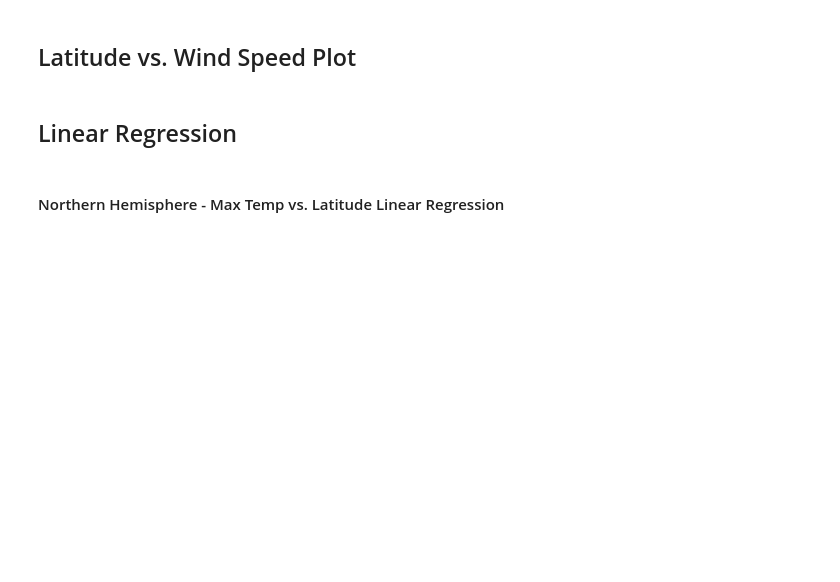
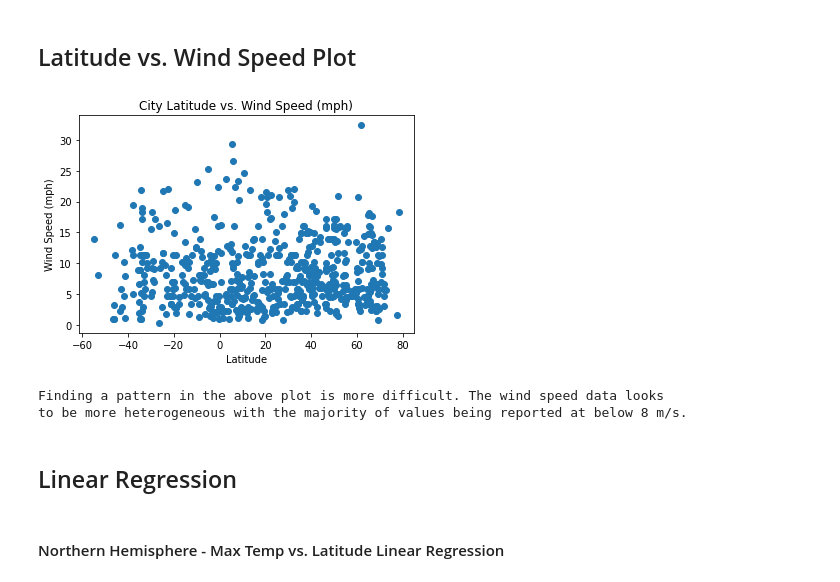
Before and after one commit to tward90/Python_API_Challenge, a Jupyter notebook: WeatherPy.ipynb, the cells around one changed output. Cells and saved outputs as stored; diff of their text form; code cells hidden in the pictures; blank space fills up the shorter version.

```diff
--- a/WeatherPy.ipynb
+++ b/WeatherPy.ipynb
@@ -164,5 +266,30 @@ Skip this step if there are no cities that have humidity > 100%.
 # %% [markdown]
 ## Latitude vs. Wind Speed Plot
+# %%
+#Assign Axes
+x_values = city_weather['Latitude']
+y_values = city_weather['Wind Speed (mph)']
+
+plt.scatter(x_values, y_values)
+#Title Chart
+plt.title('City Latitude vs. Wind Speed (mph)')
+
+#Title X-Axis
+plt.xlabel('Latitude')
+
+#Title Y-Axis
+plt.ylabel('Wind Speed (mph)')
+
+#Display Graph
+plt.show()
+
+#Analysis
+print('Finding a pattern in the above plot is more difficult. The wind speed data looks')
+print('to be more heterogeneous with the majority of values being reported at below 8 m/s.')
+# %% [output]
+[figure, added]
+Finding a pattern in the above plot is more difficult. The wind speed data looks
+to be more heterogeneous with the majority of values being reported at below 8 m/s.
 # %% [markdown]
 ## Linear Regression
 # %%
```
Also changed, not shown: parts of 18 cells of this notebook, 1 other file.
